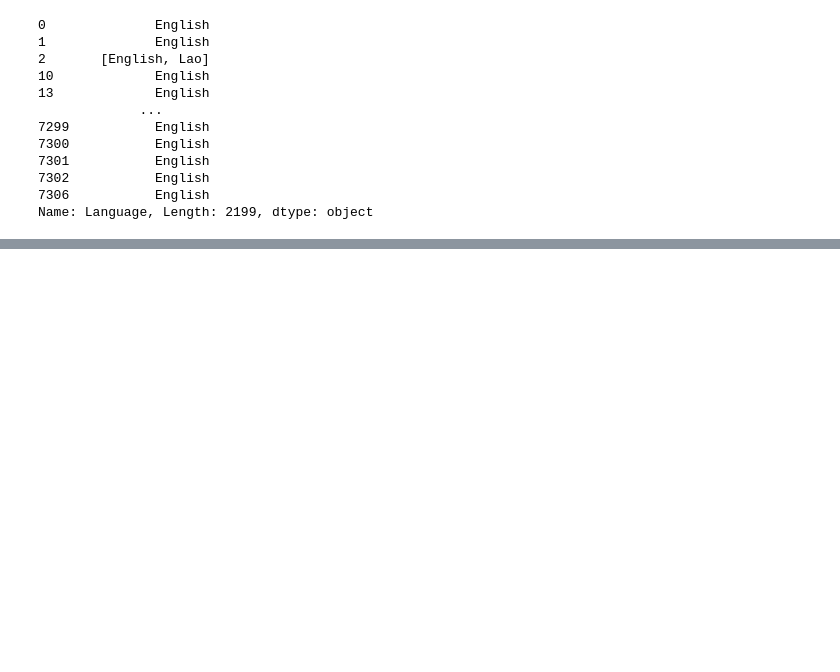
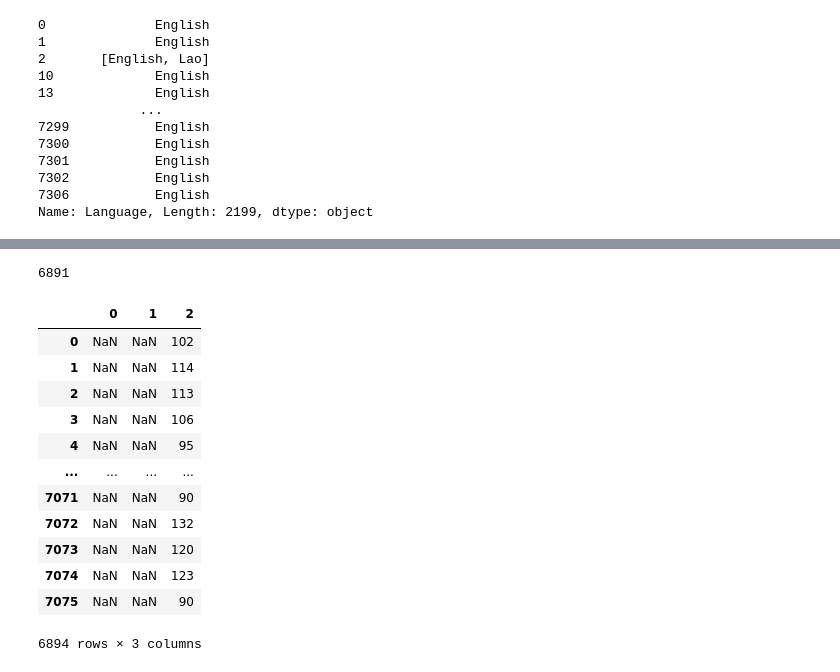
Before and after one commit to samanthajpv/Movies-ETL, a Jupyter notebook: Wikipedia_transform.ipynb, the cells around one changed output, grey strips where cells are left out. Saved outputs shown, nothing was run; the diff lists cells and outputs as text; code cells hidden in the pictures; blank space fills up the shorter version.

```diff
--- a/Wikipedia_transform.ipynb
+++ b/Wikipedia_transform.ipynb
@@ -228,0 +510,6 @@ sorted(wiki_movies_df.columns.tolist())
+# %%
+# parse budget
+wiki_movies_df['budget'] = budget.str.extract(f'({form_one}|{form_two})', flags=re.IGNORECASE)[0].apply(parse_dollars)
+
+# drop original budget column
+wiki_movies_df.drop('Budget', axis=1, inplace=True)
@@ -228,0 +532,3 @@ sorted(wiki_movies_df.columns.tolist())
+# %%
+# variable that holds non-null values of release date in the DataFrame, converting lists to strings
+release_date = wiki_movies_df['Release date'].dropna().apply(lambda x: ' '.join(x) if type(x) == list else x)
@@ -228,0 +563,4 @@ sorted(wiki_movies_df.columns.tolist())
+# %%
+# parse dates using to_datetime()
+wiki_movies_df['release_date'] = pd.to_datetime(release_date.str.extract(f'({date_form_one}|{date_form_two}|{date_form_three}|{date_form_four})')[0], infer_datetime_format=True)
+wiki_movies_df['release_date']
@@ -228,0 +580,4 @@ sorted(wiki_movies_df.columns.tolist())
+# %%
+# parse Running Time
+# variable that holds the non-null values of running time in the DataFrame, converting lists to strings
+running_time = wiki_movies_df['Running time'].dropna().apply(lambda x: ' '.join(x) if type(x) == list else x)
@@ -228,0 +632,23 @@ sorted(wiki_movies_df.columns.tolist())
+# %%
+# rerun - get count of rows searching up to the letter "m"
+running_time.str.contains(r'\d*\s*m', flags=re.IGNORECASE, na=False).sum()
+# %% [output]
+6891
+# %%
+# extract values
+running_time_extract = running_time.str.extract(r'(\d+)\s*ho?u?r?s?\s*(\d*)|(\d+)\s*m')
+running_time_extract
+# %% [output]
+|  | 0 | 1 | 2 |
+| 0 | NaN | NaN | 102 |
+| 1 | NaN | NaN | 114 |
+| 2 | NaN | NaN | 113 |
+| 3 | NaN | NaN | 106 |
+| 4 | NaN | NaN | 95 |
+| ... | ... | ... | ... |
+| 7071 | NaN | NaN | 90 |
+| 7072 | NaN | NaN | 132 |
+| 7073 | NaN | NaN | 120 |
+| 7074 | NaN | NaN | 123 |
+| 7075 | NaN | NaN | 90 |
+6894 rows × 3 columns
```
Also changed, not shown: parts of 29 cells of this notebook, 1 other file.
